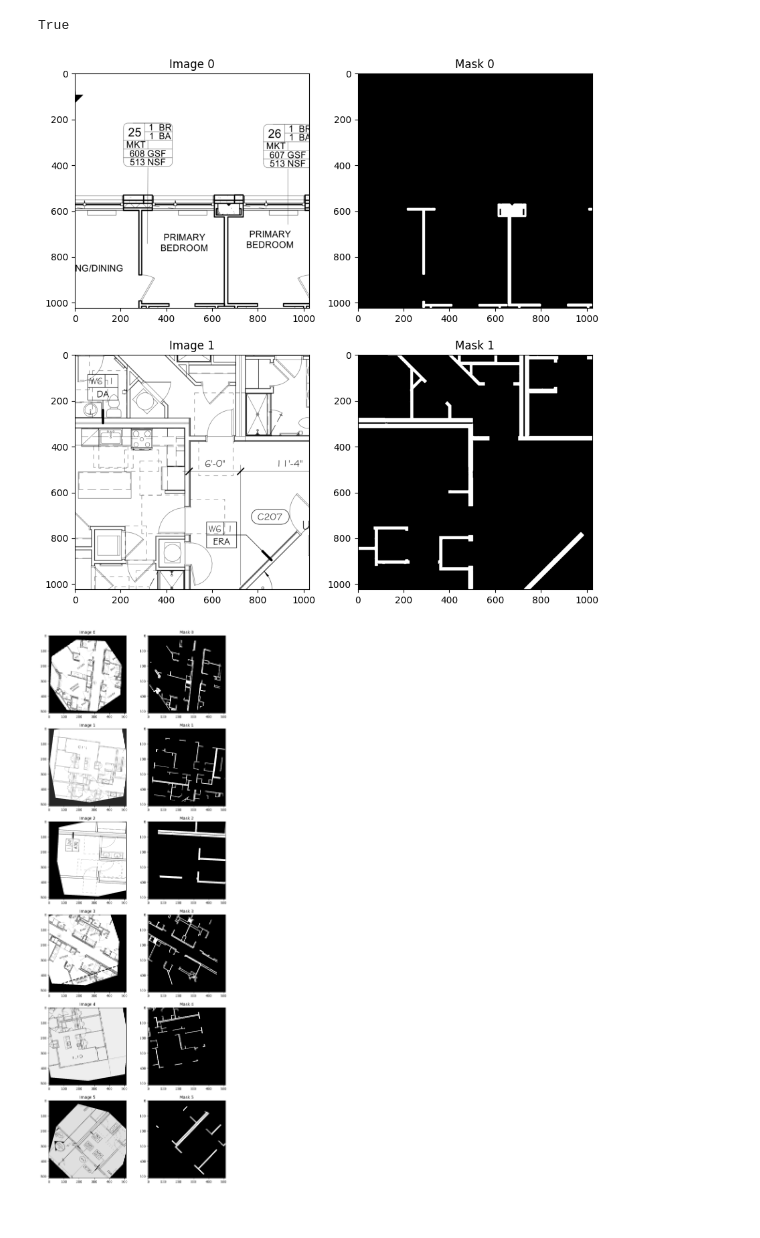
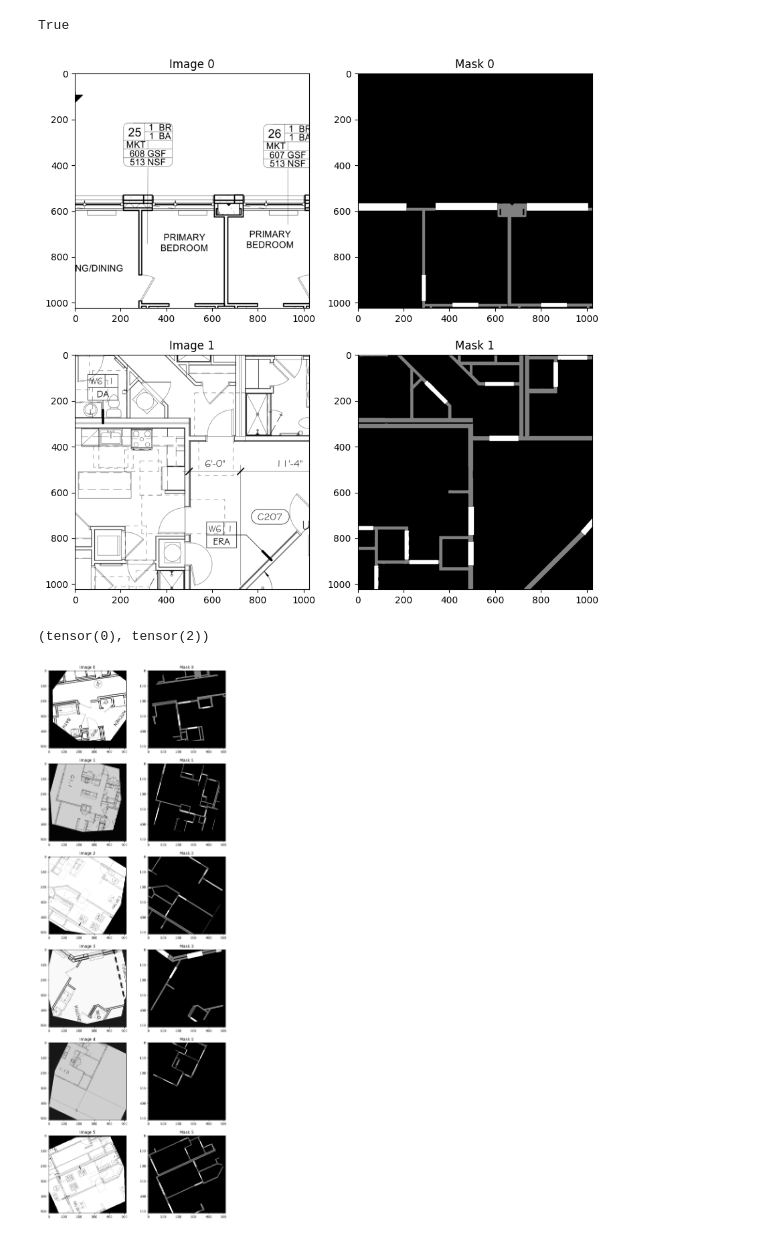
Before and after one commit to kaland313/TrueBuiltWallSegmentationChallenge, a Jupyter notebook: notebooks/VerifyTrainingData.ipynb, the cells around one changed output. Drawn from its saved outputs; the diff is of its cells as text; code cells hidden in the pictures.

```diff
--- a/notebooks/VerifyTrainingData.ipynb
+++ b/notebooks/VerifyTrainingData.ipynb
@@ -7,13 +7,13 @@ from torch.utils.data import DataLoader
 from train import SegmentationDataset, get_transforms, prepare_data
 # %%
  # Prepare data
-train_images, train_masks = prepare_data("./data/train", repeats=2)
-val_images, val_masks = prepare_data("./data/val", repeats=1)
+train_images, train_masks = prepare_data("./data/train", repeats=2, image_folder="images", mask_folder="masks_wd")
+val_images, val_masks = prepare_data("./data/val", repeats=1, image_folder="images", mask_folder="masks_wd")
 train_transforms, val_transforms = get_transforms()
 
 # Create datasets
-train_dataset = SegmentationDataset(train_images, train_masks, train_transforms)
-val_dataset = SegmentationDataset(val_images, val_masks, val_transforms)
+train_dataset = SegmentationDataset(train_images, train_masks, train_transforms, num_classes=3)
+val_dataset = SegmentationDataset(val_images, val_masks, val_transforms, num_classes=3)
 
 train_loader = DataLoader(
     train_dataset,
@@ -51,28 +51,32 @@ samples = [val_dataset[i] for i in range(n)]
 
 for idx in range(n):
     image = samples[idx][0]
-    mask = samples[idx][1]
+    mask = samples[idx][1].squeeze()
     axes[idx, 0].imshow(image.permute(1, 2, 0))  # Permute to HWC for display
     axes[idx, 0].set_title(f"Image {idx}")
     axes[idx, 1].imshow(mask, cmap='gray')
     axes[idx, 1].set_title(f"Mask {idx}")
 # %% [output]
-[figure, old version]
+[figure, new version]
+# %%
+mask.min(), mask.max()
+# %% [output]
+(tensor(0), tensor(2))
 # %%
 # Visualize some samples
 n = 6
 fig, axes = plt.subplots(n, 2, figsize=(10, 5 * n))
 
 # tran_batch = next(iter(train_loader))
 
 samples = [train_dataset[i] for i in range(n)]
 
 for idx in range(n):
     image = samples[idx][0]
-    mask = samples[idx][1]
+    mask = samples[idx][1].squeeze()
     axes[idx, 0].imshow(image.permute(1, 2, 0))  # Permute to HWC for display
     axes[idx, 0].set_title(f"Image {idx}")
     axes[idx, 1].imshow(mask, cmap='gray')
     axes[idx, 1].set_title(f"Mask {idx}")
 # %% [output]
-[figure, old version]
+[figure, new version]
```
Also changed, not shown: parts of 1 cell of this notebook, 19 other files.
